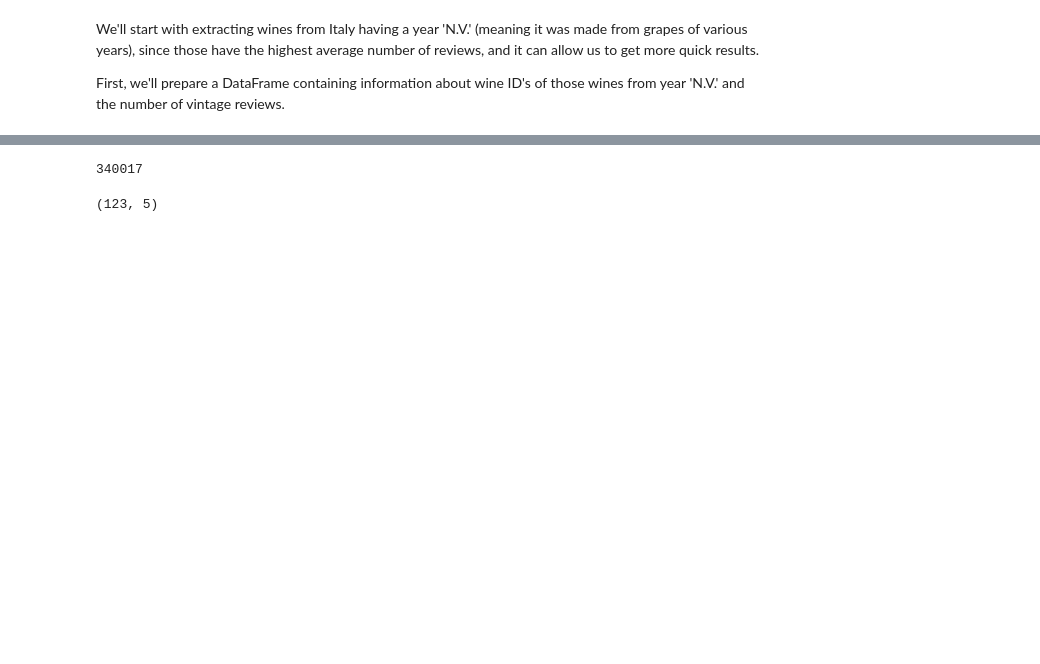
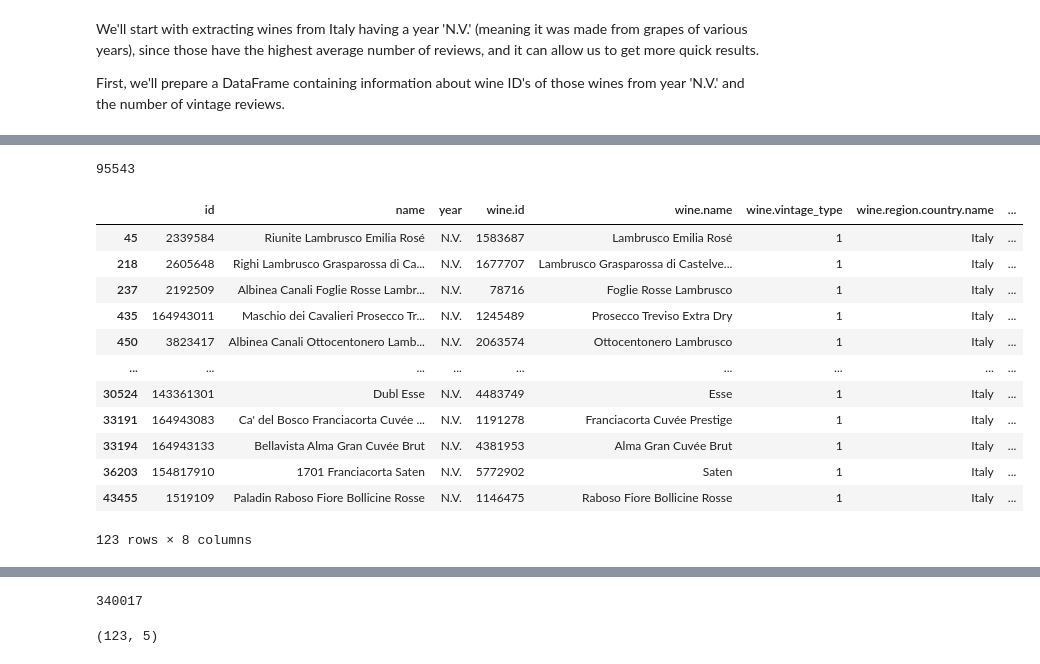
Before and after one commit to sveta-egorova/wine, a Jupyter notebook: vivino_crawler.ipynb, the cells around one changed output, grey strips where cells are left out. Drawn from its saved outputs; the diff is of its cells as text; code cells hidden in the pictures; blank space fills up the shorter version.

```diff
--- a/vivino_crawler.ipynb
+++ b/vivino_crawler.ipynb
@@ -1111,0 +1209,4 @@ prepared_filter_df.head(10)
+# %%
+review_count_Italy_NV['id'].sum()
+# %% [output]
+95543
@@ -1111,0 +1215,17 @@ prepared_filter_df.head(10)
+# %%
+wines_Italy_NV = wines_main_df[(wines_main_df['year'] == 'N.V.') & (wines_main_df['wine.region.country.name'] == 'Italy')]
+wines_Italy_NV
+# %% [output]
+|  | id | name | year | wine.id | wine.name | wine.vintage_type | wine.region.country.name | ... |
+| 45 | 2339584 | Riunite Lambrusco Emilia Rosé | N.V. | 1583687 | Lambrusco Emilia Rosé | 1 | Italy | ... |
+| 218 | 2605648 | Righi Lambrusco Grasparossa di Ca... | N.V. | 1677707 | Lambrusco Grasparossa di Castelve... | 1 | Italy | ... |
+| 237 | 2192509 | Albinea Canali Foglie Rosse Lambr... | N.V. | 78716 | Foglie Rosse Lambrusco | 1 | Italy | ... |
+| 435 | 164943011 | Maschio dei Cavalieri Prosecco Tr... | N.V. | 1245489 | Prosecco Treviso Extra Dry | 1 | Italy | ... |
+| 450 | 3823417 | Albinea Canali Ottocentonero Lamb... | N.V. | 2063574 | Ottocentonero Lambrusco | 1 | Italy | ... |
+| ... | ... | ... | ... | ... | ... | ... | ... | ... |
+| 30524 | 143361301 | Dubl Esse | N.V. | 4483749 | Esse | 1 | Italy | ... |
+| 33191 | 164943083 | Ca' del Bosco Franciacorta Cuvée ... | N.V. | 1191278 | Franciacorta Cuvée Prestige | 1 | Italy | ... |
+| 33194 | 164943133 | Bellavista Alma Gran Cuvée Brut | N.V. | 4381953 | Alma Gran Cuvée Brut | 1 | Italy | ... |
+| 36203 | 154817910 | 1701 Franciacorta Saten | N.V. | 5772902 | Saten | 1 | Italy | ... |
+| 43455 | 1519109 | Paladin Raboso Fiore Bollicine Rosse | N.V. | 1146475 | Raboso Fiore Bollicine Rosse | 1 | Italy | ... |
+123 rows × 8 columns
```
Also changed, not shown: parts of 44 cells of this notebook, 5 other files.
